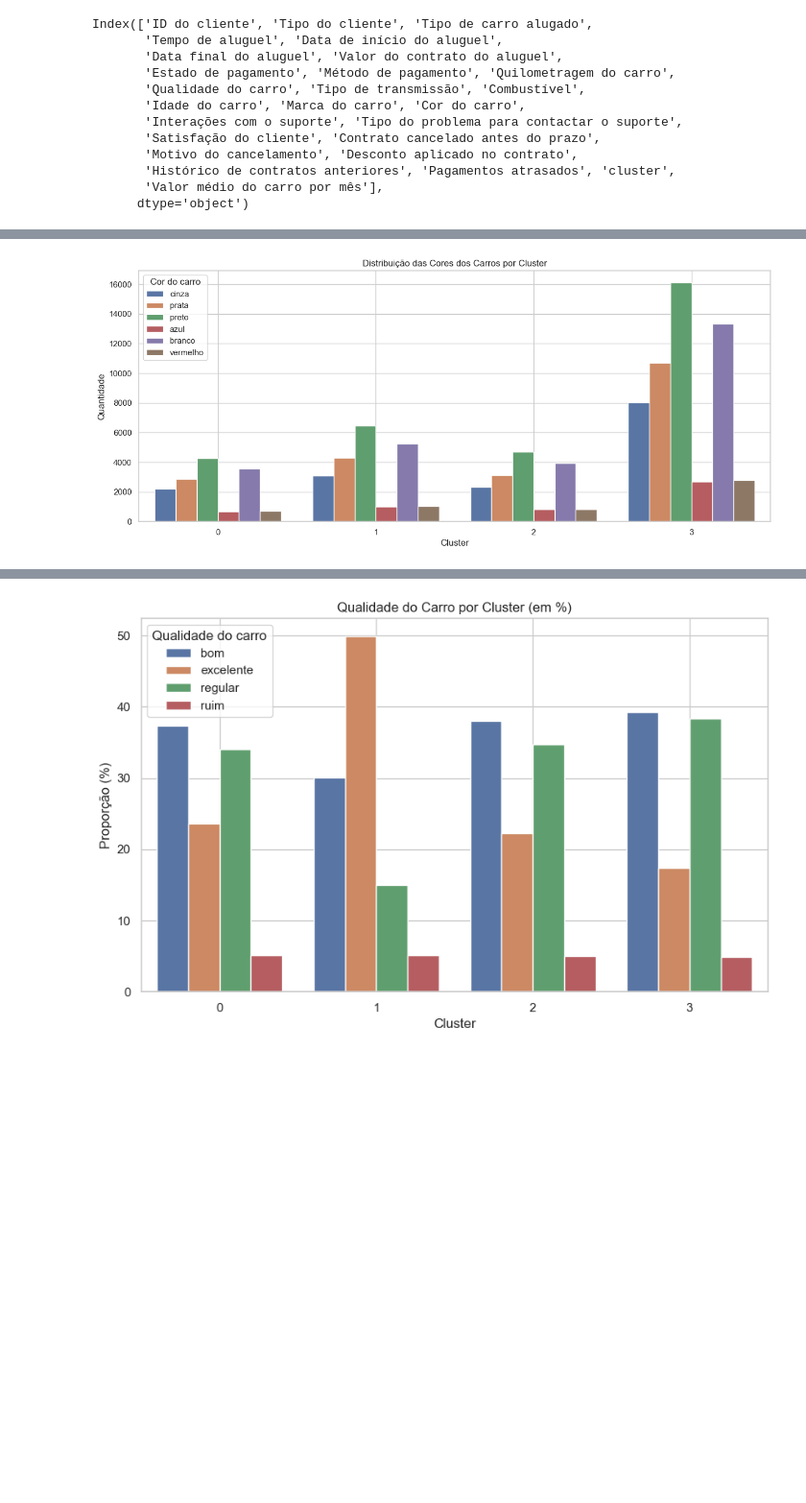
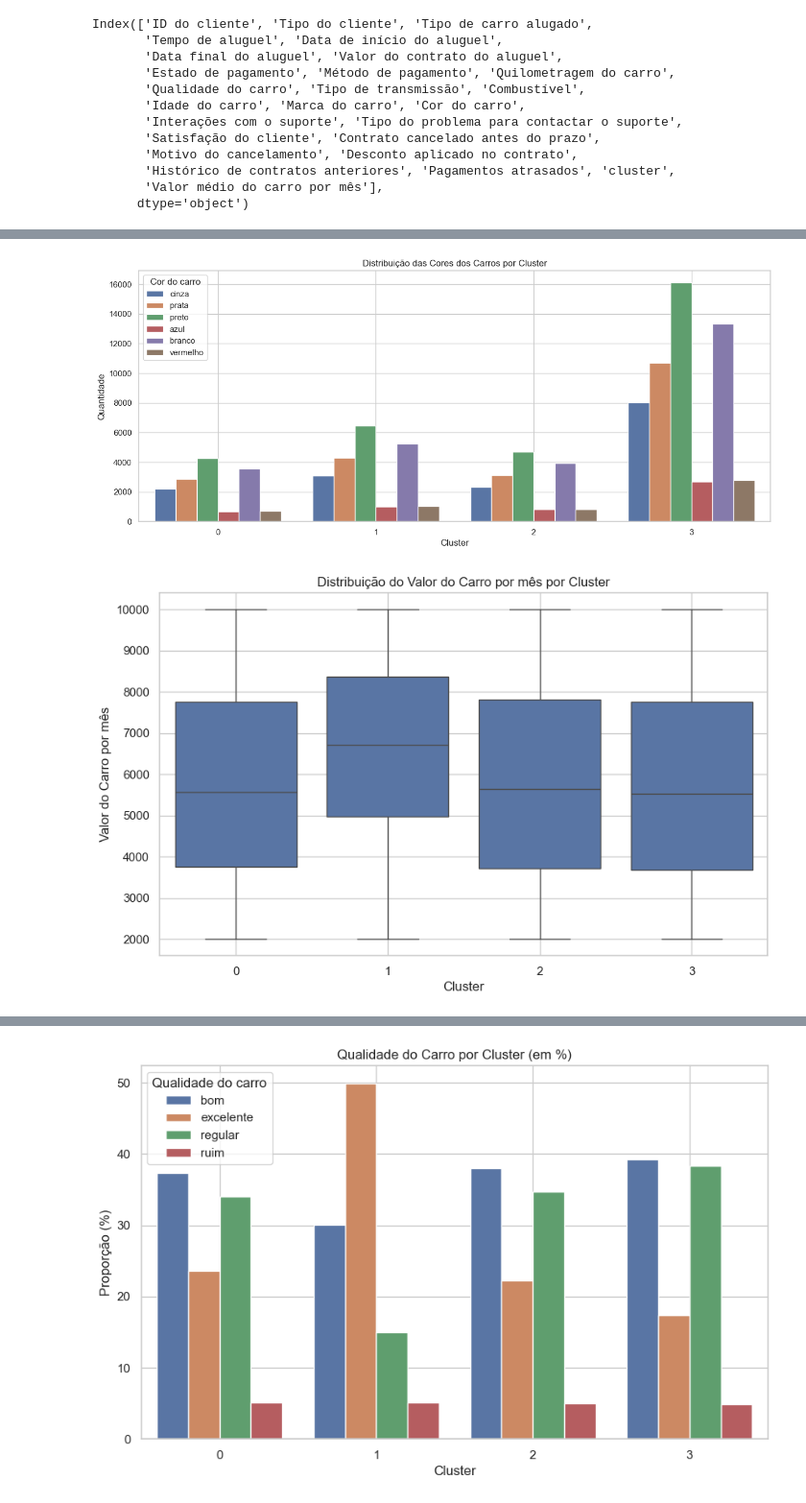
Before and after one commit to Henrique-Albuquerque2/PS-IJR-Grupo10, a Jupyter notebook: ClusterizacaoFinalAlguel.ipynb, the cells around one changed output, grey strips where cells are left out. Shown at 96% size. Cells and saved outputs as stored; diff of their text form; code cells hidden in the pictures; blank space fills up the shorter version.

```diff
--- a/ClusterizacaoFinalAlguel.ipynb
+++ b/ClusterizacaoFinalAlguel.ipynb
@@ -244,30 +244,43 @@ sns.boxplot(data=db_final, x='cluster', y='Tempo de aluguel')
 plt.title('Distribuição do Tempo de Aluguel por Cluster')
 plt.xlabel('Cluster')
 plt.ylabel('Tempo de Aluguel (dias)')
 plt.grid(True)
 plt.show()
 
 
 
 # Gráfico 6: Boxplot da Quilometragem do Carro por Cluster
 plt.figure(figsize=(10, 6))
 sns.boxplot(data=db_final, x='cluster', y='Quilometragem do carro')
 plt.title('Distribuição da Quilometragem por Cluster')
 plt.xlabel('Cluster')
 plt.ylabel('Quilometragem (km)')
 plt.grid(True)
 plt.show()
 
 # Gráfico 7: Contagem por Cor do Carro em Cada Cluster
 plt.figure(figsize=(15, 6))
 sns.countplot(data=db_final, x='cluster', hue='Cor do carro')
 plt.title('Distribuição das Cores dos Carros por Cluster')
 plt.xlabel('Cluster')
 plt.ylabel('Quantidade')
 plt.grid(True)
 plt.show()
+
+#criar coluna valor do carro por mes
+db_final['Valor do carro por mês'] = db_final['Valor do contrato do aluguel'] / db_final['Tempo de aluguel']
+
+# grafico 8: Valor do carro por mês por cluster
+plt.figure(figsize=(10, 6))
+sns.boxplot(data=db_final, x='cluster', y='Valor do carro por mês')
+plt.title('Distribuição do Valor do Carro por mês por Cluster')
+plt.xlabel('Cluster')
+plt.ylabel('Valor do Carro por mês')
+plt.grid(True)
+plt.show()
 # %% [output]
 [figure]
 [figure]
 [figure]
 [figure]
+[figure, added]
```
Also changed, not shown: parts of 1 cell of this notebook, 4 other files.
